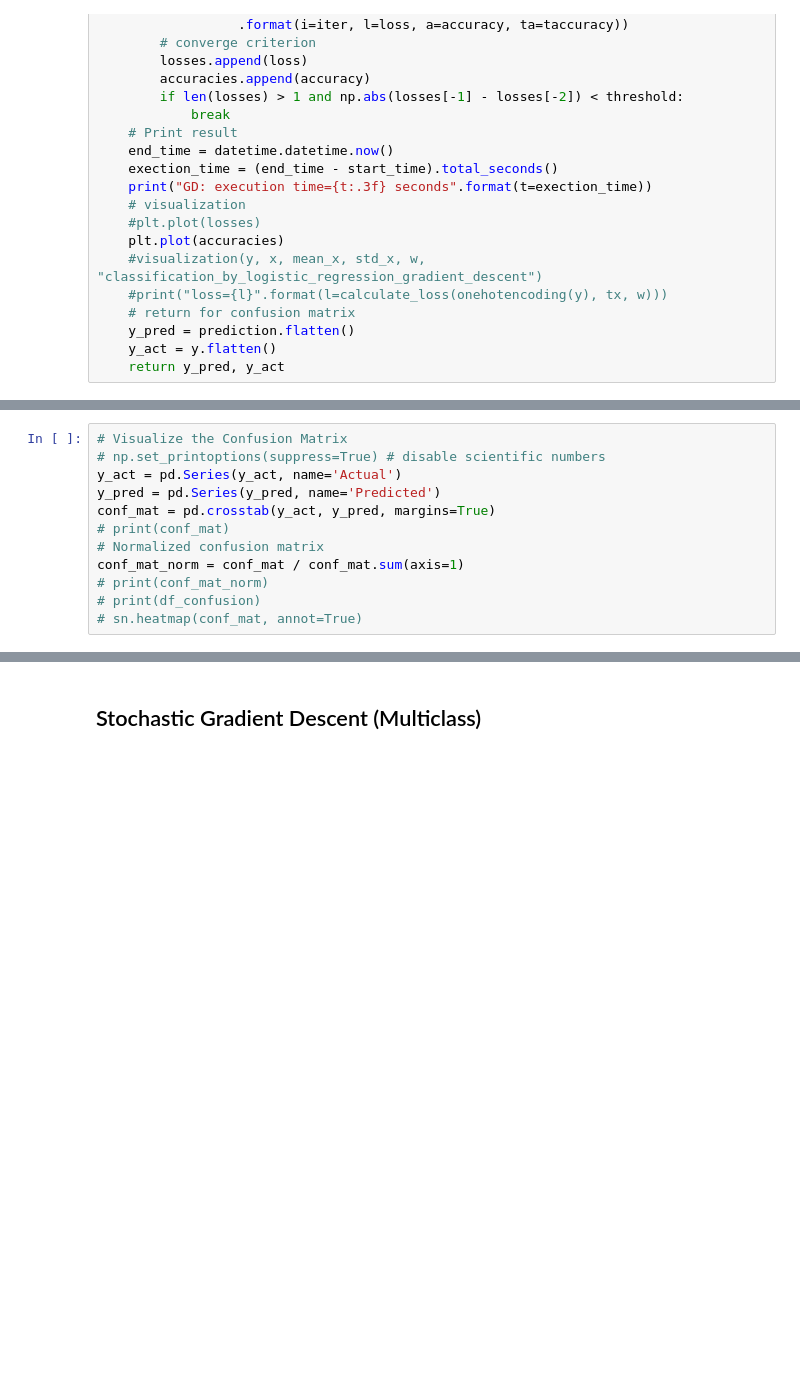
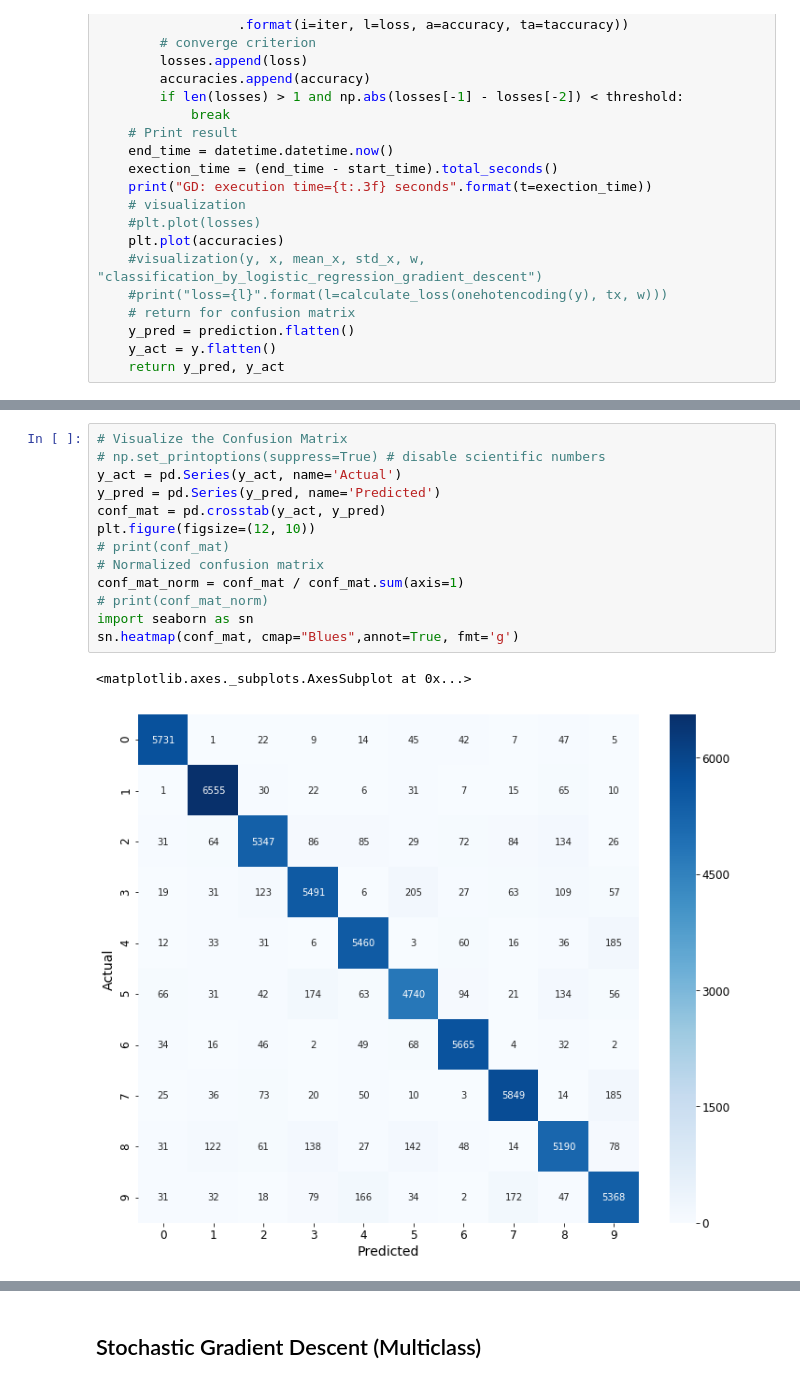
Before and after one commit to huangyuzhang/cookbook, a Jupyter notebook: mlp/load_mnist_data4.ipynb, the cells around one changed output, grey strips where cells are left out. Drawn from its saved outputs; the diff is of its cells as text; blank space fills up the shorter version.

```diff
--- a/mlp/load_mnist_data4.ipynb
+++ b/mlp/load_mnist_data4.ipynb
@@ -476,15 +546,19 @@ y_pred, y_act = logistic_regression_gradient_descent_demo(y_tr, X_tr, 1000, 0.7)
 # %%
 # Visualize the Confusion Matrix
 # np.set_printoptions(suppress=True) # disable scientific numbers
 y_act = pd.Series(y_act, name='Actual')
 y_pred = pd.Series(y_pred, name='Predicted')
-conf_mat = pd.crosstab(y_act, y_pred, margins=True)
+conf_mat = pd.crosstab(y_act, y_pred)
+plt.figure(figsize=(12, 10))
 # print(conf_mat)
 # Normalized confusion matrix
 conf_mat_norm = conf_mat / conf_mat.sum(axis=1)
 # print(conf_mat_norm)
-# print(df_confusion)
-# sn.heatmap(conf_mat, annot=True)
+import seaborn as sn
+sn.heatmap(conf_mat, cmap="Blues",annot=True, fmt='g')
+# %% [output]
+<matplotlib.axes._subplots.AxesSubplot at 0x...>
+[figure, added]
 # %%
 labels = [0,1,2,3,4,5,6,7,8,9]
 fig = plt.figure(figsize=(10,10))
```
Also changed, not shown: parts of 9 cells of this notebook, 1 other file.
